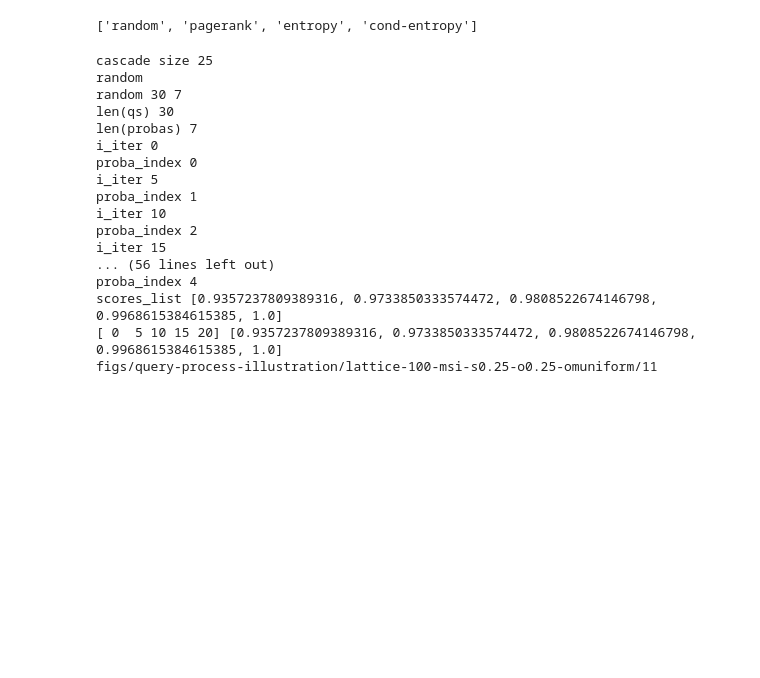
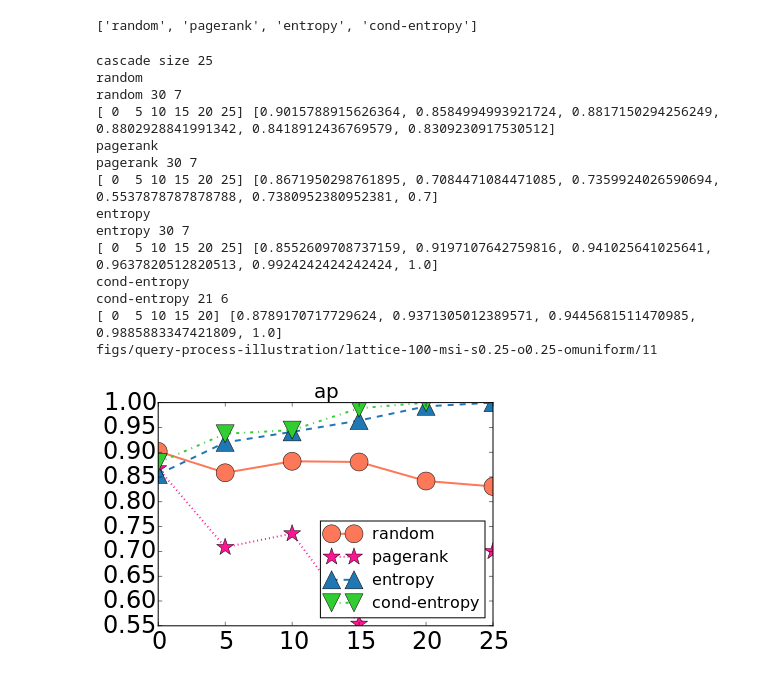
Before and after one commit to xiaohan2012/active-cascade-reconstruction, a Jupyter notebook: query_process_illustration.ipynb, the cells around one changed output. Drawn from its saved outputs; the diff is of its cells as text; code cells hidden in the pictures; blank space fills up the shorter version.

```diff
--- a/query_process_illustration.ipynb
+++ b/query_process_illustration.ipynb
@@ -136,44 +136,42 @@ source = cascade_source(c)
 print('cascade size', len(infected_nodes(c)))
 
 # plot the score
 
 fig, ax = plt.subplots(1, 1)
 set_cycler(ax)
 
 for query_method in query_methods:
     qs, probas = load_qs_and_probas(query_method)
     print(query_method, len(qs), len(probas))
 
     scores = get_scores_by_queries(
         qs, probas, c, obs, eval_method=eval_method,
         every=every,
-        eval_with_mask=False,
+        eval_with_mask=True,
     )
 
     x = np.arange(0, len(scores)) * every
     print(x, scores)
     ax.plot(x, scores)
 ax.legend(query_methods, loc='best', fontsize=16)
 ax.set_title(eval_method)
 
 print(fig_dir)
 fig.savefig('{}/{}_score.pdf'.format(fig_dir, eval_method))
 fig.show()
 # %% [output]
 cascade size 25
 random
 random 30 7
-len(qs) 30
-len(probas) 7
-i_iter 0
-proba_index 0
-i_iter 5
-proba_index 1
-i_iter 10
-proba_index 2
-i_iter 15
-... (56 lines left out)
-proba_index 4
-scores_list [0.9357237809389316, 0.9733850333574472, 0.9808522674146798, 0.9968615384615385, 1.0]
-[ 0  5 10 15 20] [0.9357237809389316, 0.9733850333574472, 0.9808522674146798, 0.9968615384615385, 1.0]
+[ 0  5 10 15 20 25] [0.9015788915626364, 0.8584994993921724, 0.8817150294256249, 0.8802928841991342, 0.8418912436769579, 0.8309230917530512]
+pagerank
+pagerank 30 7
+[ 0  5 10 15 20 25] [0.8671950298761895, 0.7084471084471085, 0.7359924026590694, 0.5537878787878788, 0.7380952380952381, 0.7]
+entropy
+entropy 30 7
+[ 0  5 10 15 20 25] [0.8552609708737159, 0.9197107642759816, 0.941025641025641, 0.9637820512820513, 0.9924242424242424, 1.0]
+cond-entropy
+cond-entropy 21 6
+[ 0  5 10 15 20] [0.8789170717729624, 0.9371305012389571, 0.9445681511470985, 0.9885883347421809, 1.0]
 figs/query-process-illustration/lattice-100-msi-s0.25-o0.25-omuniform/11
+[figure, added]
```
Also changed, not shown: parts of 2 cells of this notebook, 3 other files.
